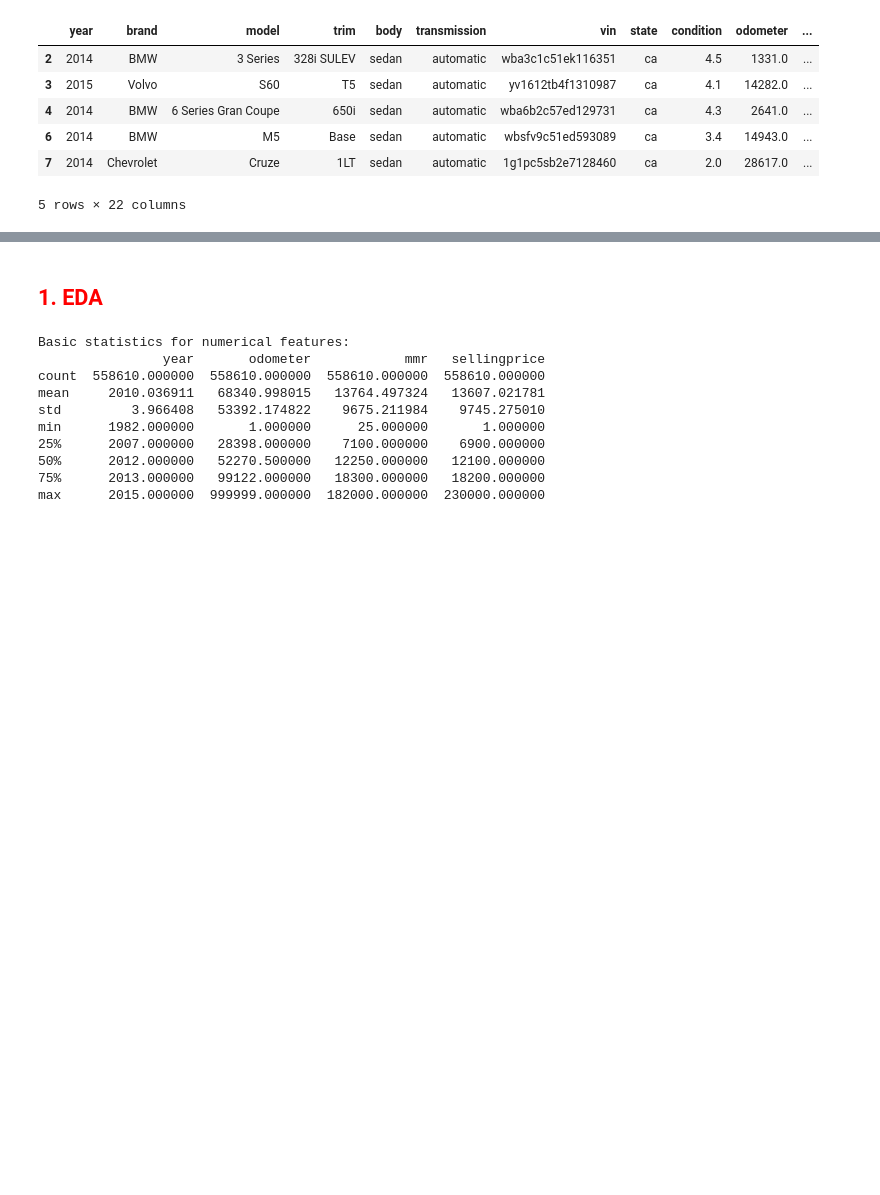
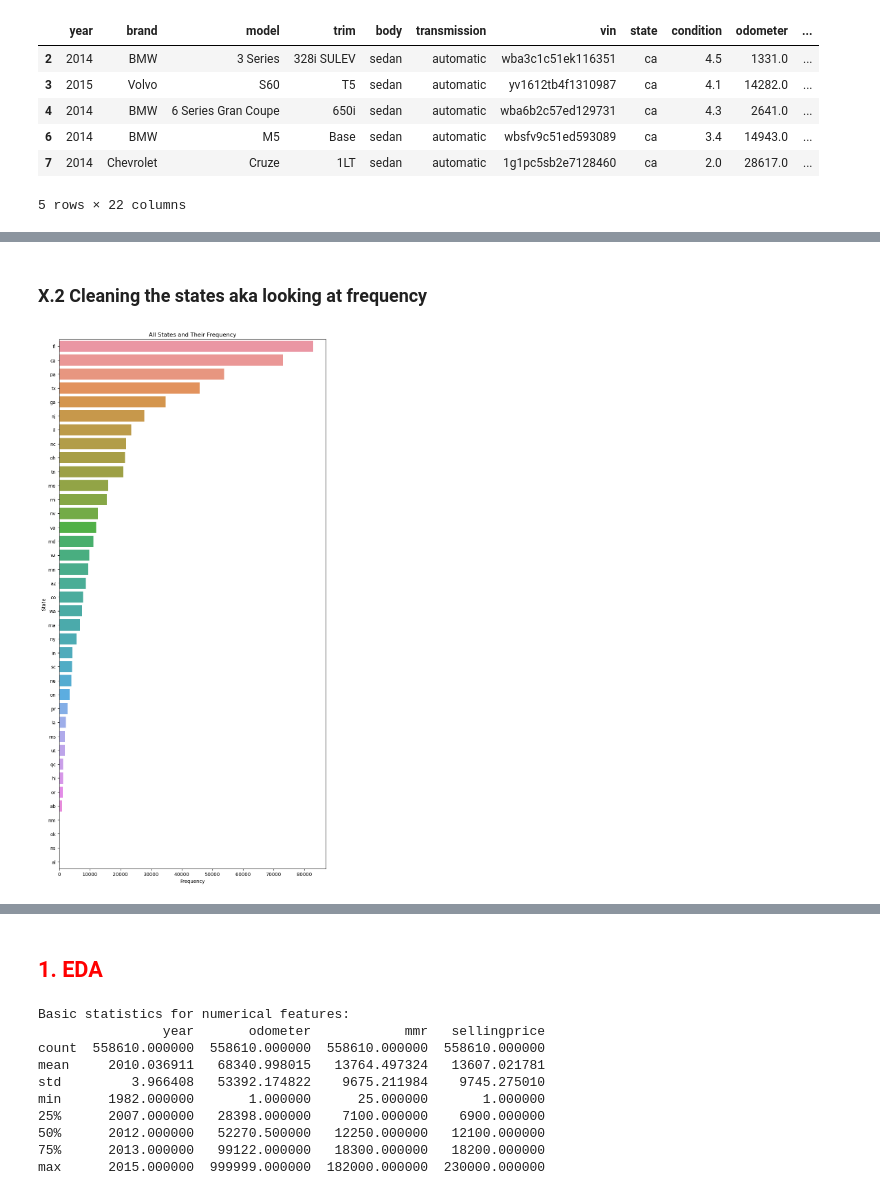
Before and after one commit to maxheijmans/AIM4B_Group1, a Jupyter notebook: UsedCarAuctionPrices/EDA_UsedCarAuctionPrices.ipynb, the cells around one changed output, grey strips where cells are left out. Drawn from its saved outputs; the diff is of its cells as text; code cells hidden in the pictures; blank space fills up the shorter version.

```diff
--- a/UsedCarAuctionPrices/EDA_UsedCarAuctionPrices.ipynb
+++ b/UsedCarAuctionPrices/EDA_UsedCarAuctionPrices.ipynb
@@ -822,0 +843,13 @@ car_df.head()
+# %% [markdown]
+### X.2 Cleaning the states aka looking at frequency
+# %%
+plt.figure(figsize=(10, 20))
+
+# Plotting all states based on frequency
+sns.countplot(y='state', data=car_df, order=car_df['state'].value_counts().index)
+plt.title('All States and Their Frequency')
+plt.xlabel('Frequency')
+plt.ylabel('State')
+plt.show()
+# %% [output]
+[figure, added]
```
Also changed, not shown: parts of 17 cells of this notebook.
